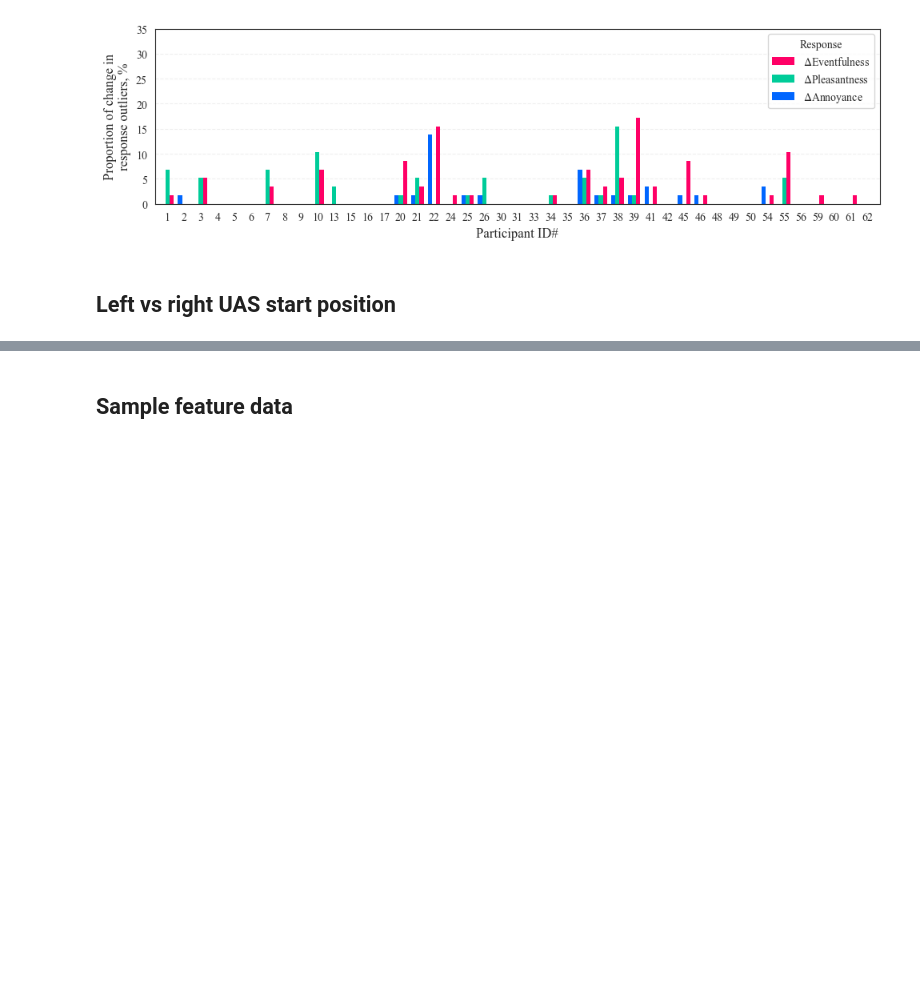
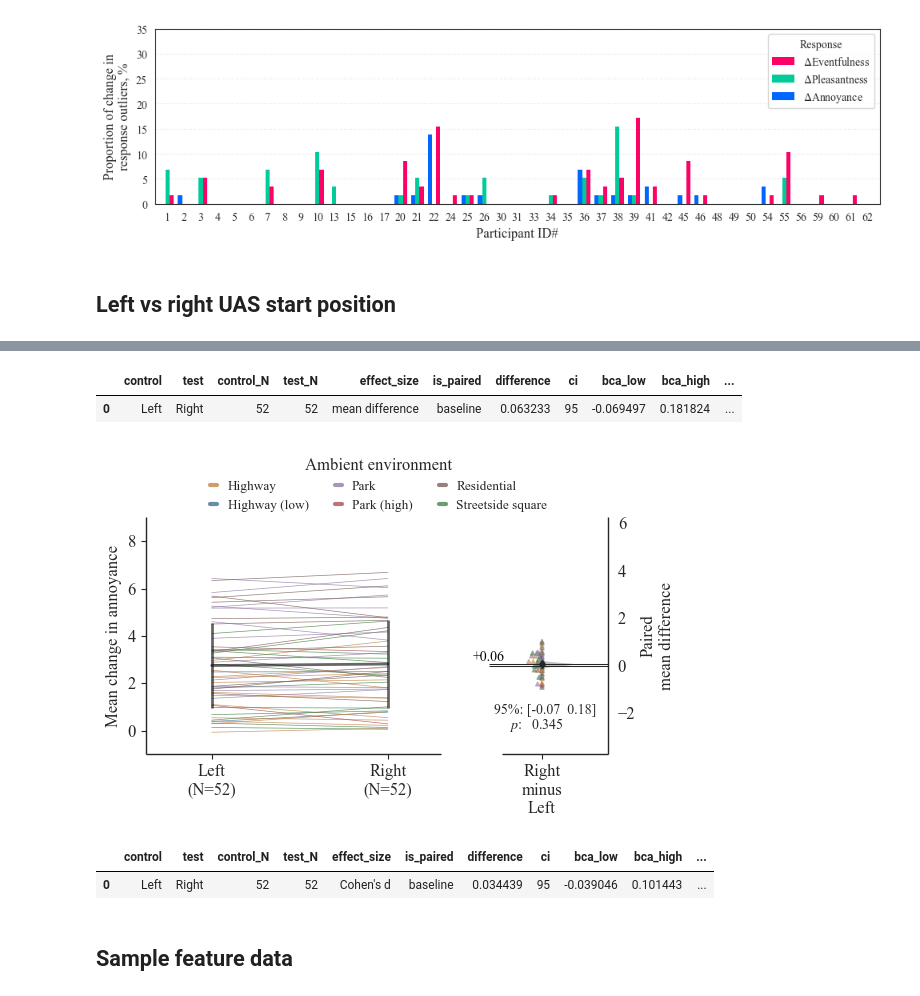
Before and after one commit to acoustics-code-salford/refmap-psychoacoustics, a Jupyter notebook: src/refmap_psychoacoustics/notebooks/refmap_listest2_analysis_sample_outliers+start_dabest.ipynb, the cells around one changed output, grey strips where cells are left out. Saved outputs shown, nothing was run; the diff lists cells and outputs as text; code cells hidden in the pictures; blank space fills up the shorter version.

```diff
--- a/src/refmap_psychoacoustics/notebooks/refmap_listest2_analysis_sample_outliers+start_dabest.ipynb
+++ b/src/refmap_psychoacoustics/notebooks/refmap_listest2_analysis_sample_outliers+start_dabest.ipynb
@@ -786,3 +786,56 @@ dataLoad.cohens_d.statistical_tests
+# %%
+# assign data for processing
+dataLoad = dabest.load(data=data, idx=("Left", "Right"), x='UASStart',
+                       y='dAnnoyanceMean', paired='baseline', id_col='Stimulus',
+                       resamples=5000, random_seed=48659, ps_adjust=True)
+# %%
+# calculate effect sizes and plot
+fig, ax = plt.subplots(figsize=(6, 4))
+dataMD = dataLoad.mean_diff.plot(slopegraph_kwargs={'linewidth': 0.5, 'alpha': 0.8},
+                                 color_col='AmbientEnv', contrast_bars=False,
+                                 raw_ylim=(-1, 9),
+                                 raw_label="Mean change in annoyance",
+                                 contrast_marker_size=3.5, show_baseline_ec=True,
+                                 contrast_kwargs={'alpha': 0.5},
+                                 legend_kwargs={'bbox_to_anchor': [-2.1, 1.3], 'fontsize': 9.5,
+                                                'ncol': 3, 'title': r'Ambient environment'}, ax=ax,
+                                 delta_dot_kwargs={'size': 2, 'side': 'left',
+                                                   'alpha': 0.5, 'zorder': 1})
+
+diffs = dataLoad.mean_diff.statistical_tests[['difference',
+                                              'bca_low',
+                                              'bca_high',
+                                              'pvalue_permutation']].values
+
+axs = dataMD.axes
+
+# label results
+ax.text(x=1.6, y=0.7, s="95%: " + str(round_trad(diffs[0, 1:3], digits=2)), fontsize=10)
+ax.text(x=1.69, y=0.1, s=r"$p$:   " + display_round(diffs[0, 3], digits=3), fontsize=10)
+
+if saveplots:
+
+    filename = "dAnnoyLeftRightAmbEnvDabest"
+
+    plt.savefig(os.path.join(outFigPath, "svg", filename + ".svg"),
+                format='svg', bbox_inches='tight')
+    plt.savefig(os.path.join(outFigPath, "pdf", filename + ".pdf"),
+                format='pdf', bbox_inches='tight')
+
+dataMD;
+dataLoad.mean_diff.statistical_tests
+# %% [output]
+|  | control | test | control_N | test_N | effect_size | is_paired | difference | ci | bca_low | bca_high | ... |
+| 0 | Left | Right | 52 | 52 | mean difference | baseline | 0.063233 | 95 | -0.069497 | 0.181824 | ... |
+[figure, added]
+# %%
+out = pd.concat([out, dataLoad.mean_diff.statistical_tests])
+# calculate and display Cohen's d
+outd = pd.concat([outd, dataLoad.cohens_d.statistical_tests])
+dataLoad.cohens_d.statistical_tests
+# %% [output]
+|  | control | test | control_N | test_N | effect_size | is_paired | difference | ci | bca_low | bca_high | ... |
+| 0 | Left | Right | 52 | 52 | Cohen's d | baseline | 0.034439 | 95 | -0.039046 | 0.101443 | ... |
 # %%
 if savedata:
     out.to_csv(os.path.join(outDataPath, "dabest_mean_diff_start_pos.csv"))
```
Also changed, not shown: parts of 5 cells of this notebook, 14 other files.
